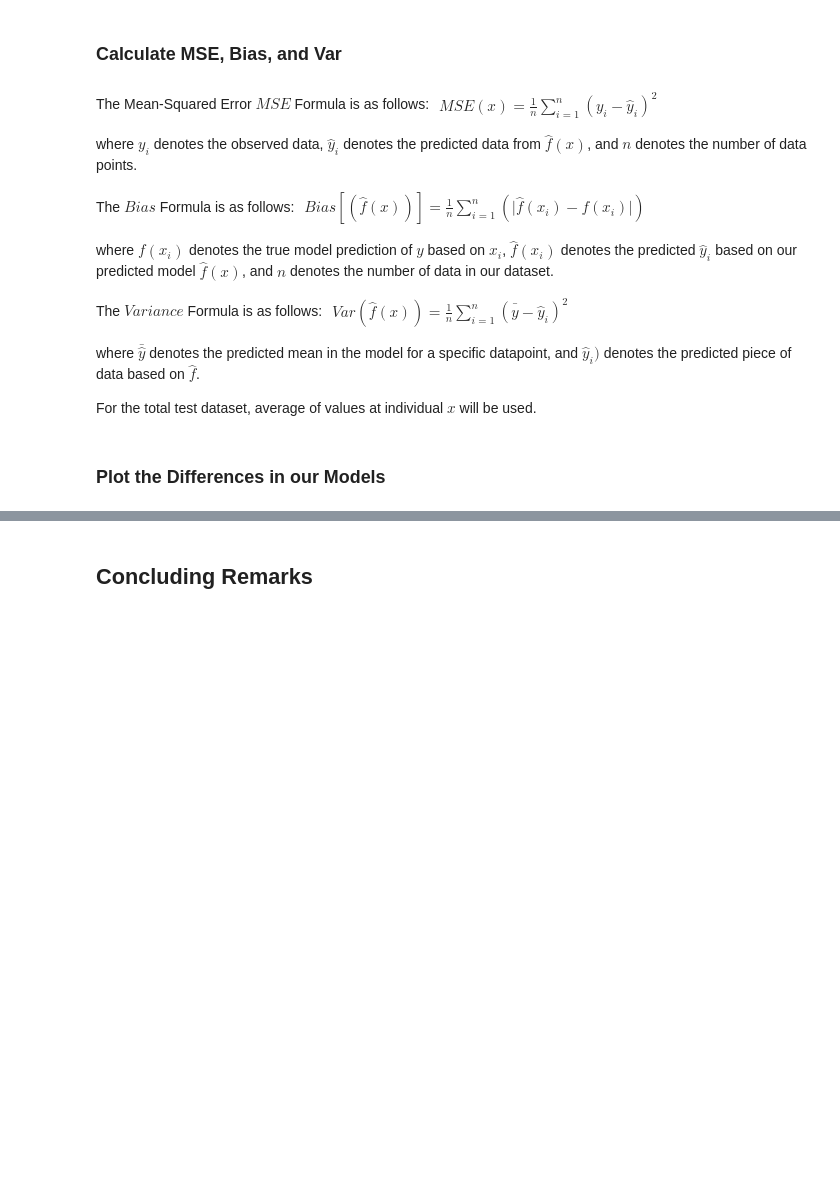
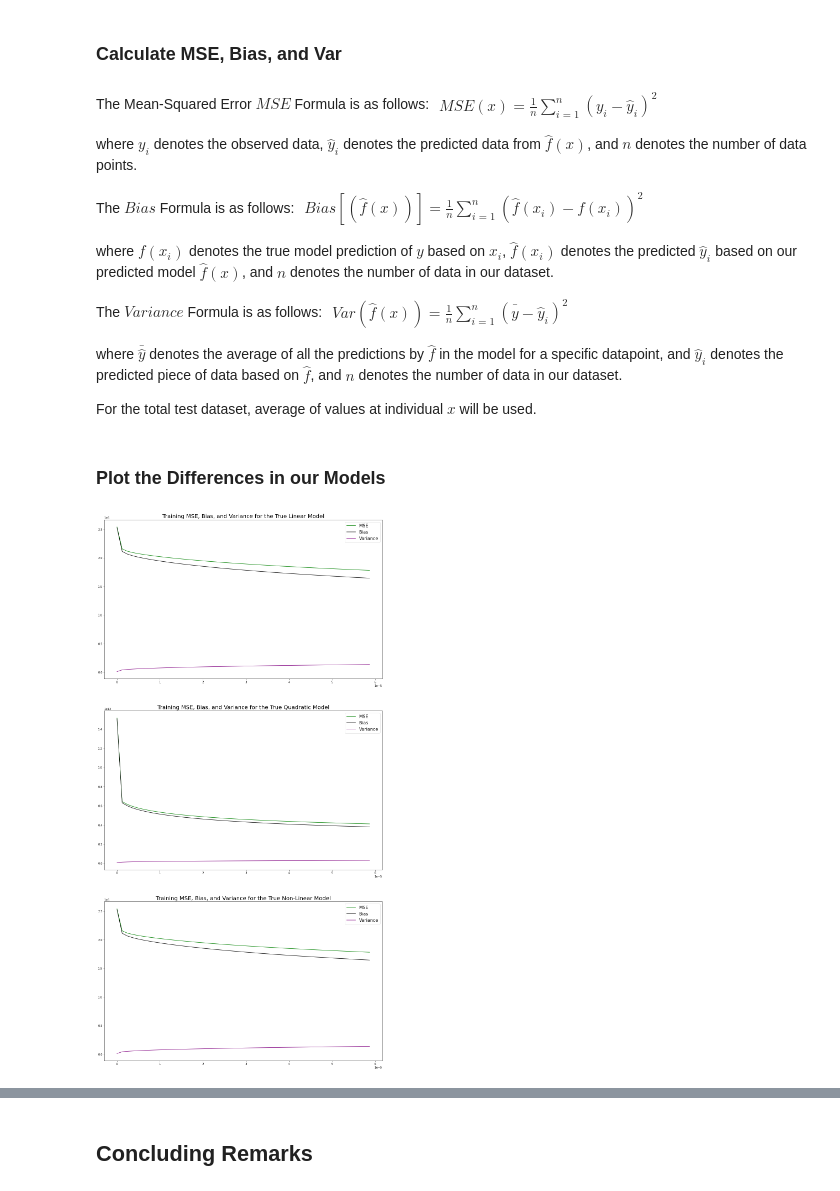
Before and after one commit to ririye01/Exploring-Errors-in-Regression, a Jupyter notebook: Errors in Regression.ipynb, the cells around one changed output, grey strips where cells are left out. Cells and saved outputs as stored; diff of their text form; code cells hidden in the pictures; blank space fills up the shorter version.

```diff
--- a/Errors in Regression.ipynb
+++ b/Errors in Regression.ipynb
@@ -303,7 +303,7 @@ where $y_i$ denotes the observed data, $\hat{y}_i$ denotes the predicted data fr
 The $Bias$ Formula is as follows:
 $
 \begin{align}
-Bias[(\hat{f}(x))] = \frac{1}{n}\sum\limits_{i=1}^n(\lvert{\hat{f}(x_i)}-f(x_i)\rvert)
+Bias[(\hat{f}(x))] = \frac{1}{n}\sum\limits_{i=1}^n({\hat{f}(x_i)}-f(x_i))^2
 \end{align}
 $
 
@@ -319,7 +319,7 @@ Var(\hat{f}(x)) = \frac{1}{n}\sum\limits_{i=1}^n(\bar{\hat{y}}-\hat{y}_i)^2
 $
 
 
-where $\bar{\hat{y}}$ denotes the predicted mean in the model for a specific datapoint, and $\hat{y}_i)$ denotes the predicted piece of data based on $\hat{f}$.
+where $\bar{\hat{y}}$ denotes the average of all the predictions by $\hat{f}$ in the model for a specific datapoint, and $\hat{y}_i$ denotes the predicted piece of data based on $\hat{f}$, and $n$ denotes the number of data in our dataset.
 
 
 
@@ -419,5 +419,30 @@ for i in range(len(smooth_vals)):
 
     MSE_testing_vals_nonlin[i], bias_testing_vals_nonlin[i], var_testing_vals_nonlin[i] \
         = calculate_MSE_Bias_Variance(X_train_nonlin, X_test_nonlin, y_train_nonlin, y_test_nonlin, theSmoothness=smooth_vals[i])
+# %%
+fig, ax = plt.subplots(3, figsize=(18, 36))
+
+ax[0].plot(smooth_vals, MSE_training_vals_lin, color="green", label="MSE")
+ax[0].plot(smooth_vals, bias_training_vals_lin, color="black", label="Bias")
+ax[0].plot(smooth_vals, var_training_vals_lin, color="purple", label="Variance")
+ax[0].legend(fontsize=16, loc="upper right")
+ax[0].set_title("Training MSE, Bias, and Variance for the True Linear Model", fontsize=20)
+
+ax[1].plot(smooth_vals, MSE_training_vals_quad, color="green", label="MSE")
+ax[1].plot(smooth_vals, bias_training_vals_quad, color="black", label="Bias")
+ax[1].plot(smooth_vals, var_training_vals_quad, color="purple", label="Variance")
+ax[1].legend(fontsize=16, loc="upper right")
+ax[1].set_title("Training MSE, Bias, and Variance for the True Quadratic Model", fontsize=20)
+
+ax[2].plot(smooth_vals, MSE_training_vals_lin, color="green", label="MSE")
+ax[2].plot(smooth_vals, bias_training_vals_lin, color="black", label="Bias")
+ax[2].plot(smooth_vals, var_training_vals_lin, color="purple", label="Variance")
+ax[2].legend(fontsize=16, loc="upper right")
+ax[2].set_title("Training MSE, Bias, and Variance for the True Non-Linear Model", fontsize=20)
+
+plt.savefig("plots/Training_MSE_Bias_Variance.png")
+plt.show()
+# %% [output]
+[figure, added]
 # %%
 fig, ax = plt.subplots(3, figsize=(18, 36))
```
Also changed, not shown: parts of 7 cells of this notebook, 5 other files.
